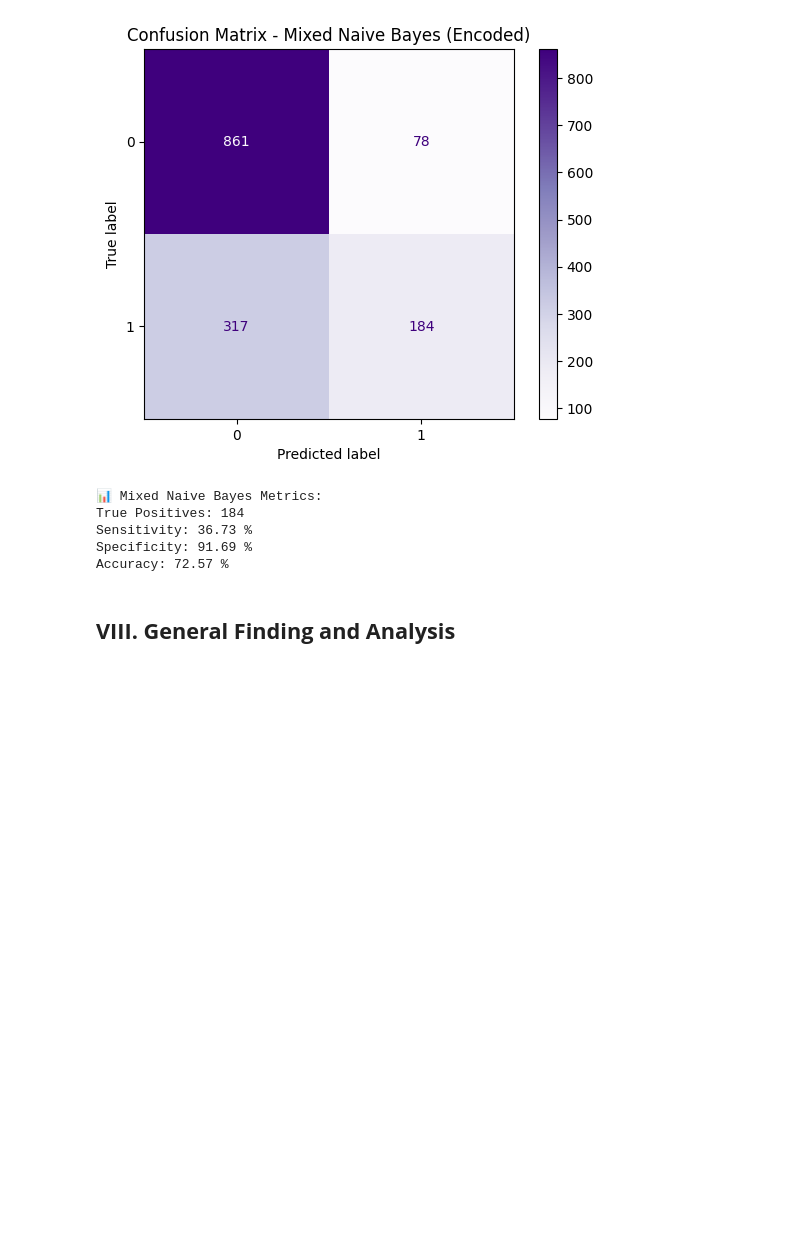
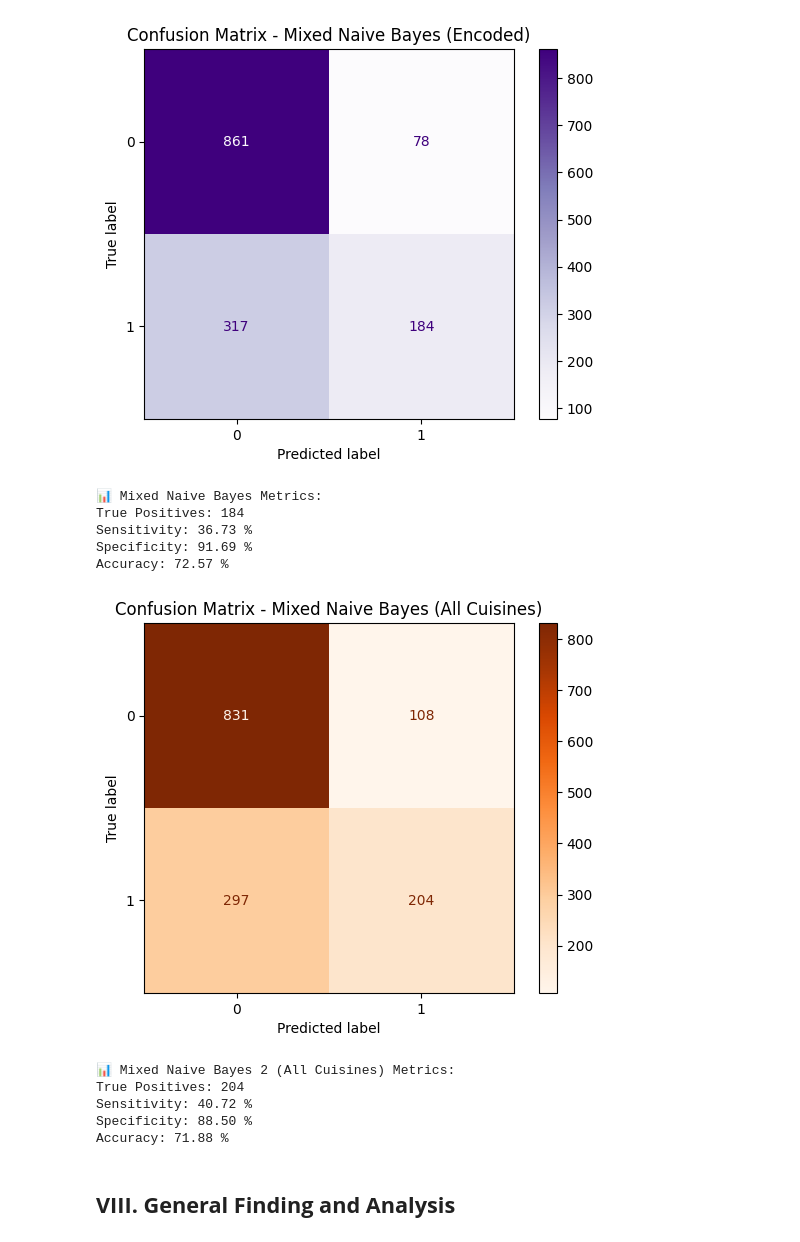
Before and after one commit to louis-uwie/CSCI111-Zomato-Recommendation-Analysis, a Jupyter notebook: LOZADA, BINWAG, CSCI 211 - On Zomato.ipynb, the cells around one changed output. Saved outputs shown, nothing was run; the diff lists cells and outputs as text; code cells hidden in the pictures; blank space fills up the shorter version.

```diff
--- a/LOZADA, BINWAG, CSCI 211 - On Zomato.ipynb
+++ b/LOZADA, BINWAG, CSCI 211 - On Zomato.ipynb
@@ -903,33 +903,52 @@ Sensitivity: 36.73 %
 Specificity: 91.69 %
 Accuracy: 72.57 %
 # %%
-# Select features
+from mixed_naive_bayes import MixedNB
+from sklearn.model_selection import train_test_split
+from sklearn.metrics import confusion_matrix, ConfusionMatrixDisplay, accuracy_score
+import matplotlib.pyplot as plt
+import pandas as pd
+
+# Features
 cuisine_cols = [f'Cuisine{i}' for i in range(1, 9)]
-X_cat = zomato_for_eda[cuisine_cols + ['Locality in Pune']].copy()
-X_num = zomato_for_eda[['Pricing_for_2']]
+categorical_cols = cuisine_cols + ['Locality in Pune']
+numerical_cols = ['Pricing_for_2']
+
+X_cat = zomato_for_eda[categorical_cols].copy()
+X_num = zomato_for_eda[numerical_cols].copy()
 y = zomato_for_eda['isHighRating']
 
-# Encode categorical features
-for col in X_cat.columns:
-    le = LabelEncoder()
-    X_cat[col] = le.fit_transform(X_cat[col].astype(str))
+# Split
+X_cat_train, X_cat_test, X_num_train, X_num_test, y_train, y_test = train_test_split(
+    X_cat, X_num, y, test_size=0.3, random_state=45
+)
+
+# Manual reindexing of categorical values
+X_cat_train_encoded = X_cat_train.copy()
+X_cat_test_encoded = X_cat_test.copy()
+
+for col in categorical_cols:
+    train_unique = sorted(X_cat_train[col].dropna().unique())
+    label_map = {val: idx for idx, val in enumerate(train_unique)}
+
+    X_cat_train_encoded[col] = X_cat_train[col].map(label_map)
+    X_cat_test_encoded[col] = X_cat_test[col].map(label_map).fillna(-1).astype(int)
 
 # Combine features
-X_full = pd.concat([X_cat, X_num], axis=1)
-categorical_indices = list(range(X_cat.shape[1]))  # Indices of categorical features
+X_train = pd.concat([X_cat_train_encoded.reset_index(drop=True), X_num_train.reset_index(drop=True)], axis=1)
+X_test = pd.concat([X_cat_test_encoded.reset_index(drop=True), X_num_test.reset_index(drop=True)], axis=1)
 
-# Train-test split
-X_train, X_test, y_train, y_test = train_test_split(X_full, y, test_size=0.3, random_state=45)
+categorical_indices = list(range(len(categorical_cols)))  # [0–8]
 
-# Train MixedNB
+# Train MNB2
 mnb2 = MixedNB(categorical_features=categorical_indices)
-mnb2.fit(X_train.values, y_train)
+mnb2.fit(X_train.to_numpy(), y_train.to_numpy())
+y_pred2 = mnb2.predict(X_test.to_numpy())
 
-# Predict and evaluate
-y_pred2 = mnb2.predict(X_test.values)
-
+# Evaluation
 cm2 = confusion_matrix(y_test, y_pred2)
-cm_display2 = ConfusionMatrixDisplay(cm2, display_labels=[0, 1])
-cm_display2.plot(cmap=plt.cm.Oranges)
+ConfusionMatrixDisplay(cm2, display_labels=[0, 1]).plot(cmap=plt.cm.Oranges)
 plt.title("Confusion Matrix - Mixed Naive Bayes (All Cuisines)")
 plt.show()
+# %% [output]
+[figure, added]
@@ -948,3 +955,21 @@ print(f"Accuracy: {accuracy2*100:.2f} %")
+# %%
+# Metrics
+tn2, fp2, fn2, tp2 = cm2.ravel()
+sensitivity2 = tp2 / (tp2 + fn2)
+specificity2 = tn2 / (tn2 + fp2)
+accuracy2 = accuracy_score(y_test, y_pred2)
+
+print(f"📊 Mixed Naive Bayes 2 (All Cuisines) Metrics:")
+print(f"True Positives: {tp2}")
+print(f"Sensitivity: {sensitivity2*100:.2f} %")
+print(f"Specificity: {specificity2*100:.2f} %")
+print(f"Accuracy: {accuracy2*100:.2f} %")
+# %% [output]
+📊 Mixed Naive Bayes 2 (All Cuisines) Metrics:
+True Positives: 204
+Sensitivity: 40.72 %
+Specificity: 88.50 %
+Accuracy: 71.88 %
 # %% [markdown]
 ## **VIII. General Finding and Analysis**
 # %% [markdown]
```
Also changed, not shown: parts of 1 cell of this notebook.
